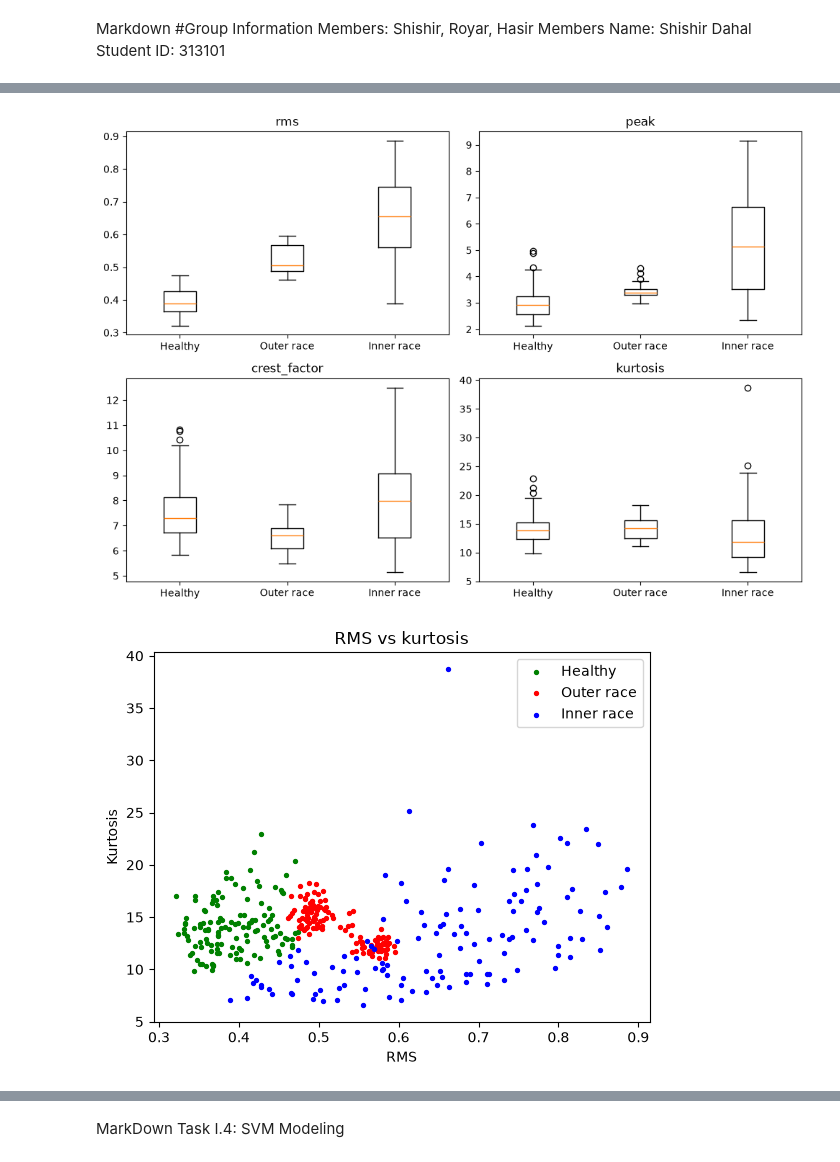
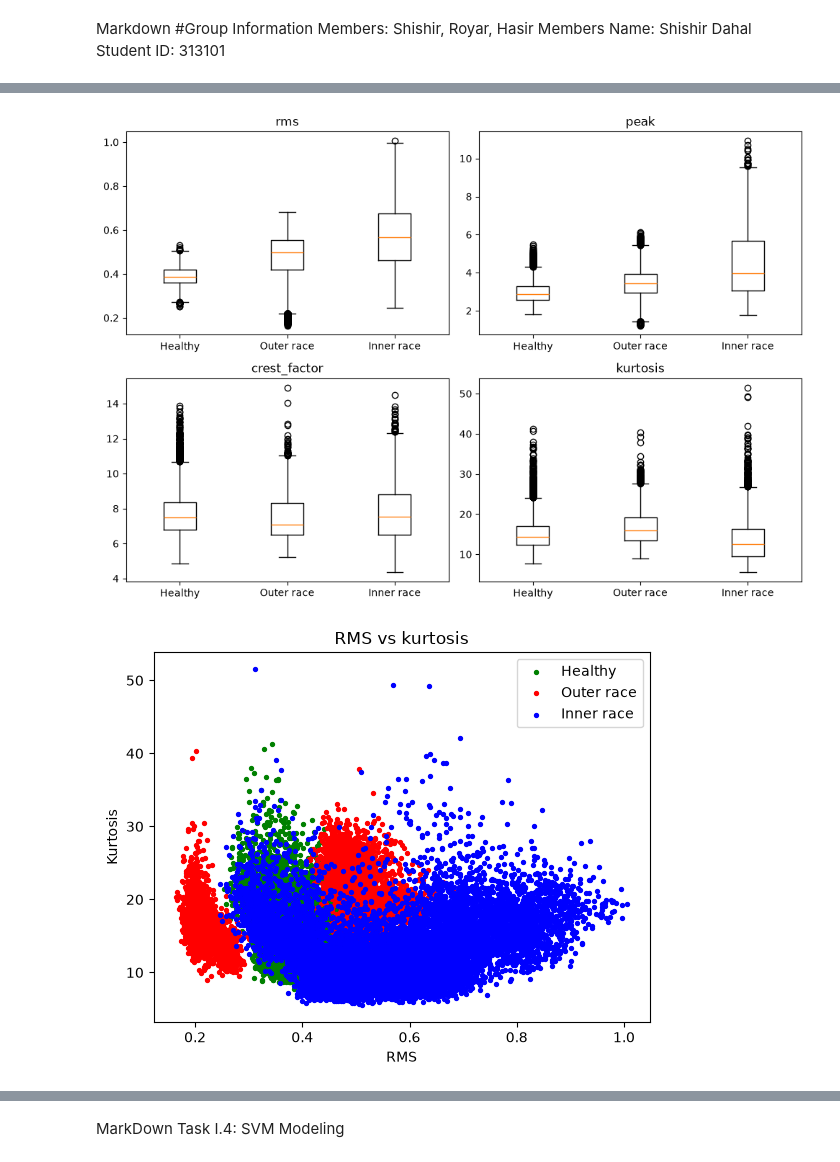
Before and after one commit to hashir351/MOD550_Assignment_3, a Jupyter notebook: Part_I_SVM.ipynb, the cells around one changed output, grey strips where cells are left out. Drawn from its saved outputs; the diff is of its cells as text; code cells hidden in the pictures.

```diff
--- a/Part_I_SVM.ipynb
+++ b/Part_I_SVM.ipynb
@@ -46,11 +89,21 @@ from sklearn.metrics import accuracy_score, f1_score
 DATA_DIR = r"C:\Users\shishir\OneDrive\Desktop\MOD550 A3\Data set"
 os.makedirs("figures", exist_ok=True)
 
-# The 3 files: healthy bearing (0), outer-race damage (1), inner-race damage (2)
-FILES = {'K001': ('N15_M01_F10_K001_1.mat', 0),
-         'KA01': ('N15_M01_F10_KA01_1.mat', 1),
-         'KI01': ('N15_M01_F10_KI01_1.mat', 2)}
-NAMES = {0: 'Healthy', 1: 'Outer race', 2: 'Inner race'}
+# Use ALL recordings for each bearing class
+CLASS_PATTERNS = {
+    'K001': (0, '*K001*.mat'),
+    'KA01': (1, '*KA01*.mat'),
+    'KI01': (2, '*KI01*.mat')
+}
+
+NAMES = {
+    0: 'Healthy',
+    1: 'Outer race',
+    2: 'Inner race'
+}
+print("K001 files:", len(glob.glob(os.path.join(DATA_DIR, "**", "*K001*.mat"), recursive=True)))
+print("KA01 files:", len(glob.glob(os.path.join(DATA_DIR, "**", "*KA01*.mat"), recursive=True)))
+print("KI01 files:", len(glob.glob(os.path.join(DATA_DIR, "**", "*KI01*.mat"), recursive=True)))
 
 # ---------------------------------------------------------------- STEP 1: load
 def load_signal(path):
@@ -61,22 +114,45 @@ def load_signal(path):
     return np.asarray(m[key].Y[channel_names.index('vibration_1')].Data, float).ravel()
 
 rows = []
-for code, (filename, label) in FILES.items():
-    if os.environ.get("DEMO"):                       # fake data, only for testing
-        signal = np.random.default_rng(label).normal(0, 0.15 + 0.05 * label, 250000)
-    else:
-        path = glob.glob(os.path.join(DATA_DIR, '**', filename), recursive=True)[0]
+
+for code, (label, pattern) in CLASS_PATTERNS.items():
+
+    files = glob.glob(
+        os.path.join(DATA_DIR, '**', pattern),
+        recursive=True
+    )
+
+    print(f"{code}: {len(files)} files found")
+
+    for file_id, path in enumerate(files):
+
         signal = load_signal(path)
 
-    # Cut the long signal into pieces of 2000 samples; each piece = one row
-    for i in range(len(signal) // 2000):
-        piece = signal[i * 2000:(i + 1) * 2000]
-        rms = np.sqrt(np.mean(piece ** 2))           # average vibration strength
-        peak = np.max(np.abs(piece))                 # biggest spike
-        mean, std = piece.mean(), piece.std()
-        kurtosis = np.mean(((piece - mean) / std) ** 4)   # how "spiky" (normal = 3)
-        rows.append({'piece': i, 'label': label, 'rms': rms, 'peak': peak,
-                     'crest_factor': peak / rms, 'kurtosis': kurtosis})
+        # Cut each recording into pieces of 2000 samples
+        for i in range(len(signal) // 2000):
+
+            piece = signal[i * 2000:(i + 1) * 2000]
+
+            rms = np.sqrt(np.mean(piece ** 2))
+            peak = np.max(np.abs(piece))
+
+            mean = piece.mean()
+            std = piece.std()
+
+            if std == 0:
+                continue
+
+            kurtosis = np.mean(((piece - mean) / std) ** 4)
+
+            rows.append({
+                'recording': file_id,      # NEW
+                'piece': i,
+                'label': label,
+                'rms': rms,
+                'peak': peak,
+                'crest_factor': peak / rms,
+                'kurtosis': kurtosis
+            })
 
 df = pd.DataFrame(rows)
 features = ['rms', 'peak', 'crest_factor', 'kurtosis']
@@ -235,2 +311,2 @@ kurtosis      0.10  0.43          0.69      1.00
-[figure, old version]
+[figure, new version]
-[figure, old version]
+[figure, new version]
```
Also changed, not shown: parts of 5 cells of this notebook.
